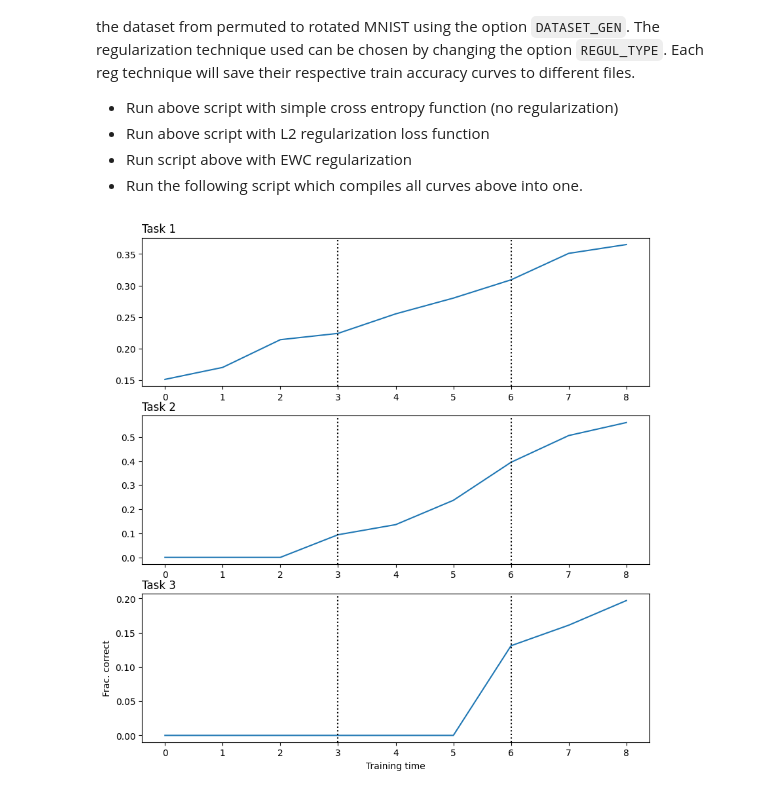
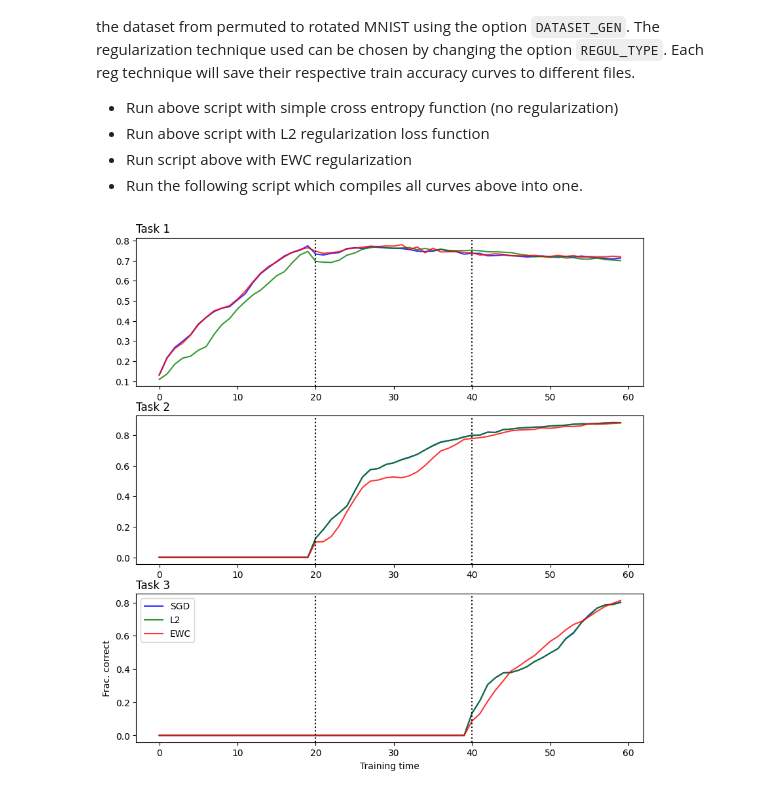
Before and after one commit to Indyuce/ml_reproducibility_project, a Jupyter notebook: fig_2a.ipynb, the cells around one changed output. Drawn from its saved outputs; the diff is of its cells as text; code cells hidden in the pictures.

```diff
--- a/fig_2a.ipynb
+++ b/fig_2a.ipynb
@@ -143,7 +189,11 @@ def validate_epoch(
             output = model(data)
 
             # compute the loss
-            loss = criterion(output, target)
+            try:    #Case of EWC
+                loss = criterion(output, target, model)
+            except TypeError:
+                loss = criterion(output, target)
+
 
             # print statistics
             val_loss += loss.item()
@@ -179,7 +229,10 @@ def train_epoch(
         output = model(data)
 
         # compute the loss
-        loss = criterion(output, target)
+        try:    # For EWC
+            loss = criterion(output, target, model)
+        except TypeError:
+            loss = criterion(output, target)
 
         # compute the gradients
         loss.backward()
@@ -263,4 +313,0 @@ def fit(
-# %%
-def ewc_loss():
-    # TODO
-    pass
@@ -272,7 +363,7 @@ class SmallNet(torch.nn.Module):
         super(SmallNet, self).__init__()
 
         self._input_size = 28 * 28
-        self._n_ff       = 100
+        self._n_ff       = 400
         self._n_output   = 10
         self._do_input   = 0
         self._do_ff      = 0
@@ -479,28 +600,32 @@ The regularization technique used can be chosen by changing the option `REGUL_TY
 # %%
 FILE_NAMES = [
     'SGD',
-    #'L2',
-    #'EWC',
+    'L2',
+    'EWC',
 ]
+color_dict = {'SGD':"blue",
+              'L2': 'green',
+              'EWC':'red'}
 
 fig, axs = plt.subplots(N_TASKS, 1, figsize=(10, 10))
 
 for task_idx in range(N_TASKS):
 
     axs[task_idx].set_title(f'Task {task_idx + 1}', loc='left')
 
     for file_name in FILE_NAMES:
         test_accuracy = np.load(f'{file_name}_test_accuracy_{task_idx + 1}.npy')
-        axs[task_idx].plot(test_accuracy[task_idx], label=file_name)
+        axs[task_idx].plot(test_accuracy[task_idx], label=file_name, color = color_dict[file_name], alpha = 0.8)
 
 # plot dotted lines
 for task_idx in range(N_TASKS):
     for i in range(1, N_TASKS):
         axs[task_idx].axvline(x=i * N_EPOCHS, color='black', linestyle=':')
 
 plt.ylabel('Frac. correct')
 plt.xlabel('Training time')
+plt.legend()
 
 plt.show()
 # %% [output]
-[figure, old version]
+[figure, new version]
```
Also changed, not shown: parts of 5 cells of this notebook, 2 other files.
